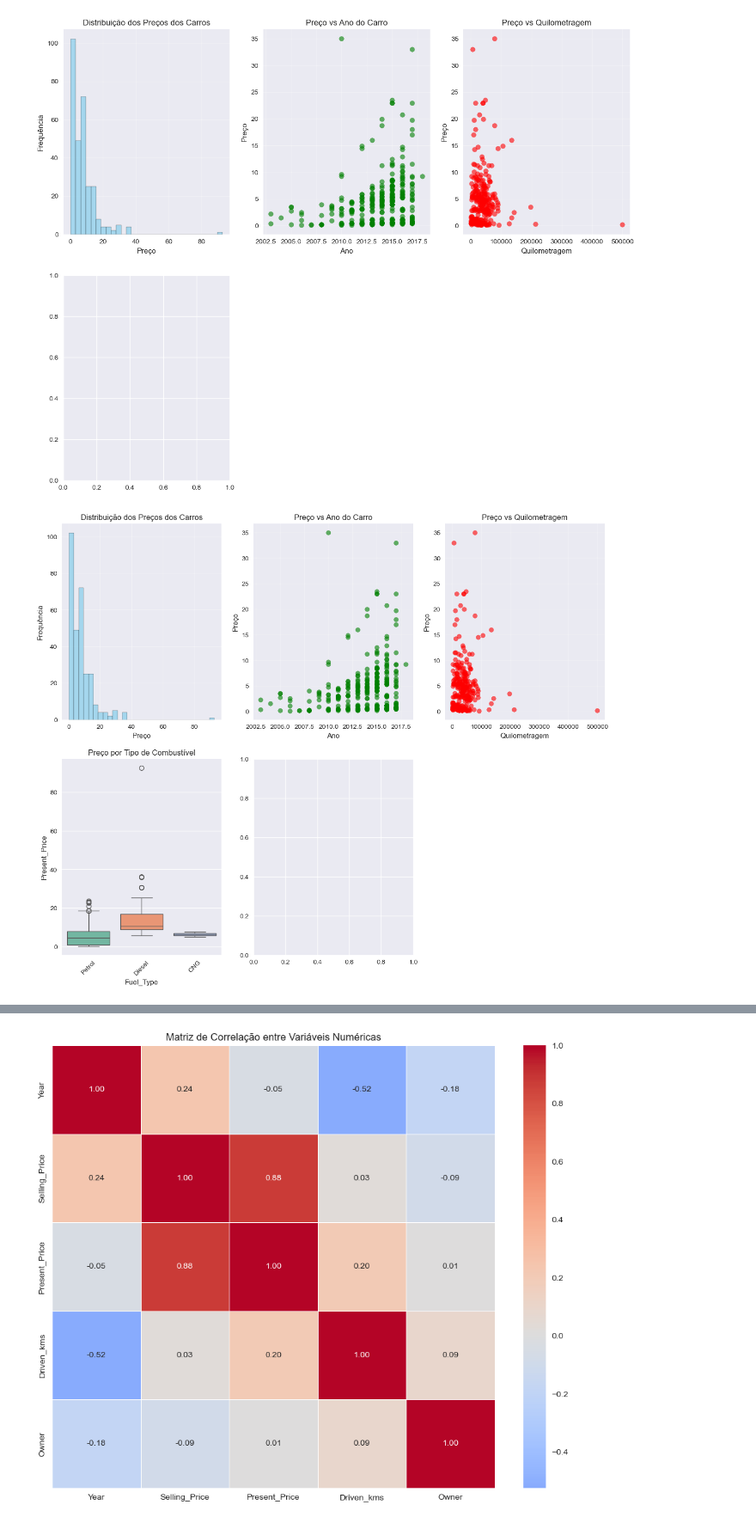
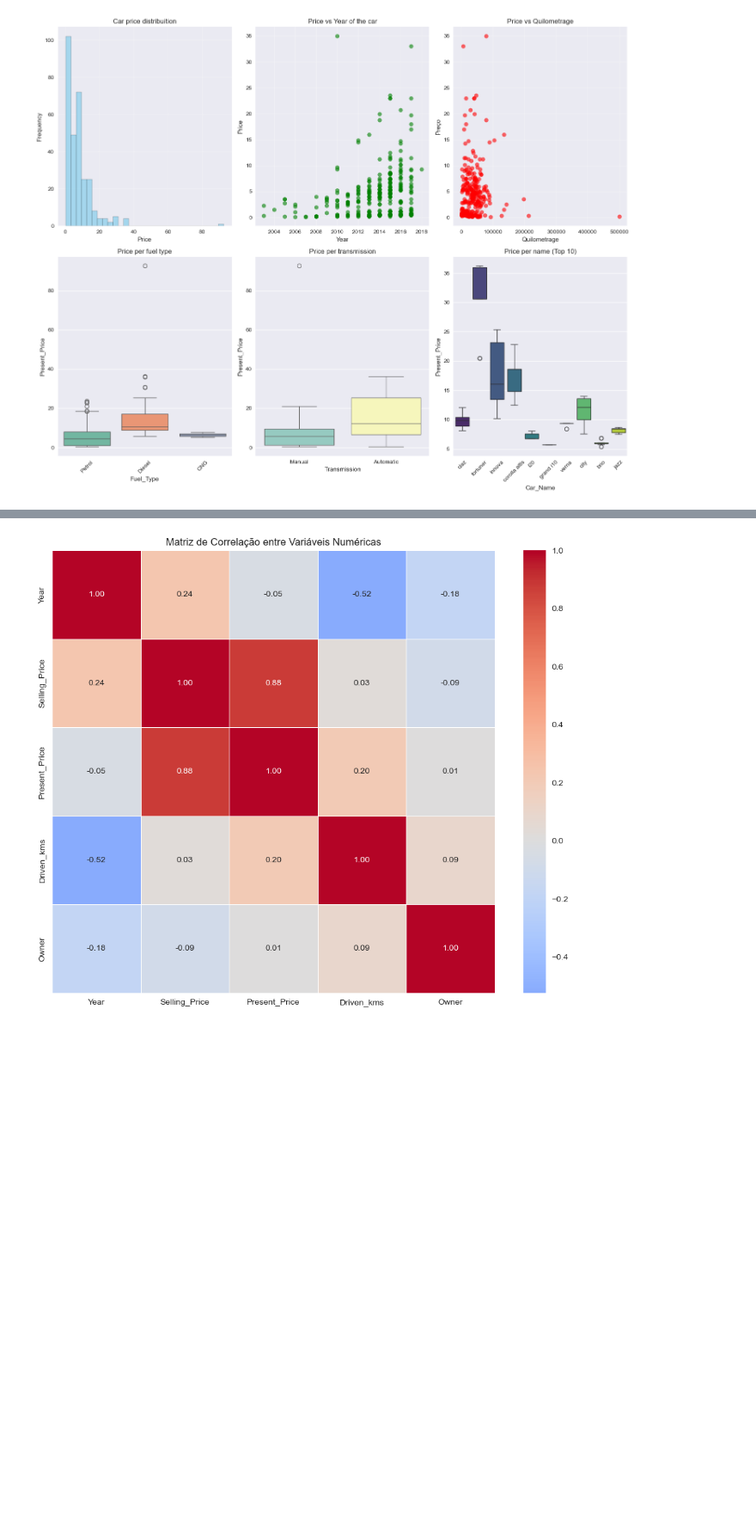
Before and after one commit to joseafonsoii/CodeAlpha_Tasks_Data_Sciense_Internship, a Jupyter notebook: CodeAlpha_Car Price Prediction with Machine Learning/Task3_.ipynb, the cells around one changed output, grey strips where cells are left out. Shown at 86% size. Drawn from its saved outputs; the diff is of its cells as text; code cells hidden in the pictures; blank space fills up the shorter version.

```diff
--- a/CodeAlpha_Car Price Prediction with Machine Learning/Task3_.ipynb
+++ b/CodeAlpha_Car Price Prediction with Machine Learning/Task3_.ipynb
@@ -77,52 +85,51 @@ plt.figure(figsize=(15, 12))
 # 1. Distribuição do preço (target)
 plt.subplot(2, 3, 1)
 plt.hist(df['Present_Price'], bins=30, alpha=0.7, color='skyblue', edgecolor='black')
-plt.title('Distribuição dos Preços dos Carros')
-plt.xlabel('Preço')
-plt.ylabel('Frequência')
+plt.title('Car price distribuition')
+plt.xlabel('Price')
+plt.ylabel('Frequency')
 plt.grid(True, alpha=0.3)
 
 # 2. Preço vs Ano
 plt.subplot(2, 3, 2)
-plt.scatter(df['Year'], df['Selling_Price'], alpha=0.6, color='green')
-plt.title('Preço vs Ano do Carro')
-plt.xlabel('Ano')
-plt.ylabel('Preço')
+plt.scatter(df['Year'], df['Present_Price'], alpha=0.6, color='green')
+plt.title('Price vs Year of the car')
+plt.xlabel('Year')
+plt.ylabel('Price')
 plt.grid(True, alpha=0.3)
 
 # 3. Preço vs Quilometragem
 plt.subplot(2, 3, 3)
-plt.scatter(df['Driven_kms'], df['Selling_Price'], alpha=0.6, color='red')
-plt.title('Preço vs Quilometragem')
-plt.xlabel('Quilometragem')
+plt.scatter(df['Driven_kms'], df['Present_Price'], alpha=0.6, color='red')
+plt.title('Price vs Quilometrage')
+plt.xlabel('Quilometrage')
 plt.ylabel('Preço')
 plt.grid(True, alpha=0.3)
 
 # 4. Preço por Tipo de Combustível
 plt.subplot(2, 3, 4)
 if 'Fuel_Type' in df.columns:
     sns.boxplot(data=df, x='Fuel_Type', y='Present_Price', palette='Set2')
-    plt.title('Preço por Tipo de Combustível')
+    plt.title('Price per fuel type')
     plt.xticks(rotation=45)
 
 # 5. Preço por Transmissão
 plt.subplot(2, 3, 5)
 if 'Transmission' in df.columns:
     sns.boxplot(data=df, x='Transmission', y='Present_Price', palette='Set3')
-    plt.title('Preço por Tipo de Transmissão')
+    plt.title('Price per transmission')
 
 # 6. Preço por Marca (top 10)
 plt.subplot(2, 3, 6)
 if 'Car_Name' in df.columns or 'company' in df.columns:
     brand_col = 'Car_Name' if 'Car_Name' in df.columns else 'company'
     top_brands = df[brand_col].value_counts().head(10).index
     top_brands_data = df[df[brand_col].isin(top_brands)]
     sns.boxplot(data=top_brands_data, x=brand_col, y='Present_Price', palette='viridis')
-    plt.title('Preço por Marca (Top 10)')
+    plt.title('Price per name (Top 10)')
     plt.xticks(rotation=45)
 
 plt.tight_layout()
 plt.show()
 # %% [output]
-[figure, old version]
+[figure, new version]
-[figure, removed]
```
Also changed, not shown: parts of 17 cells of this notebook, 10 other files.
